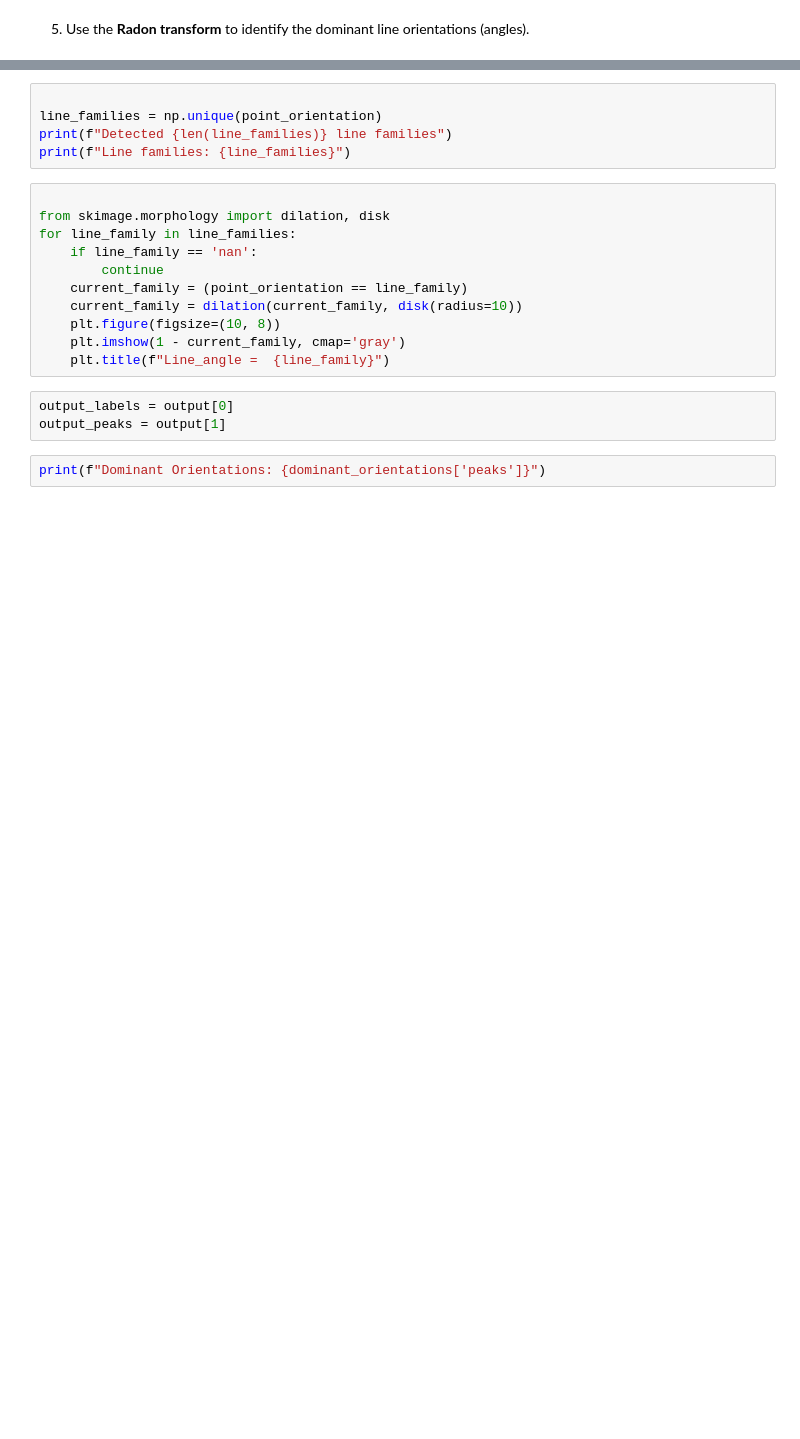
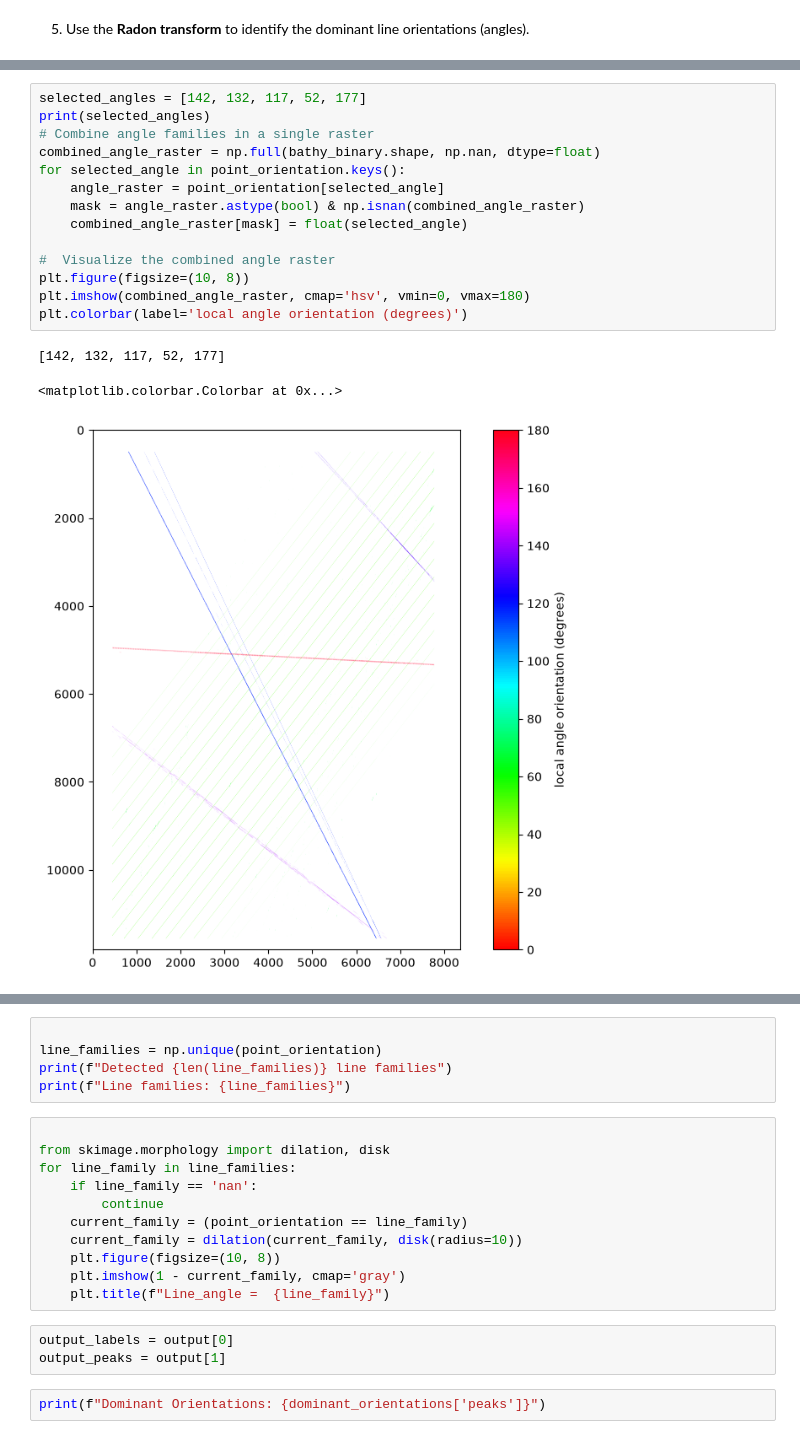
Before and after one commit to franciscorpuz/interpolation_uncertainty, a Jupyter notebook: notebooks/sim_D000141.ipynb, the cells around one changed output, grey strips where cells are left out. Drawn from its saved outputs; the diff is of its cells as text; blank space fills up the shorter version.

```diff
--- a/notebooks/sim_D000141.ipynb
+++ b/notebooks/sim_D000141.ipynb
@@ -156,0 +155,18 @@ Labeling points... Done.
+# %%
+selected_angles = [142, 132, 117, 52, 177]
+print(selected_angles)
+# Combine angle families in a single raster
+combined_angle_raster = np.full(bathy_binary.shape, np.nan, dtype=float)
+for selected_angle in point_orientation.keys():
+    angle_raster = point_orientation[selected_angle]
+    mask = angle_raster.astype(bool) & np.isnan(combined_angle_raster)
+    combined_angle_raster[mask] = float(selected_angle)
+
+#  Visualize the combined angle raster
+plt.figure(figsize=(10, 8))
+plt.imshow(combined_angle_raster, cmap='hsv', vmin=0, vmax=180)
+plt.colorbar(label='local angle orientation (degrees)')
+# %% [output]
+[142, 132, 117, 52, 177]
+<matplotlib.colorbar.Colorbar at 0x...>
+[figure, added]
```
Also changed, not shown: parts of 4 cells of this notebook, 3 other files.
